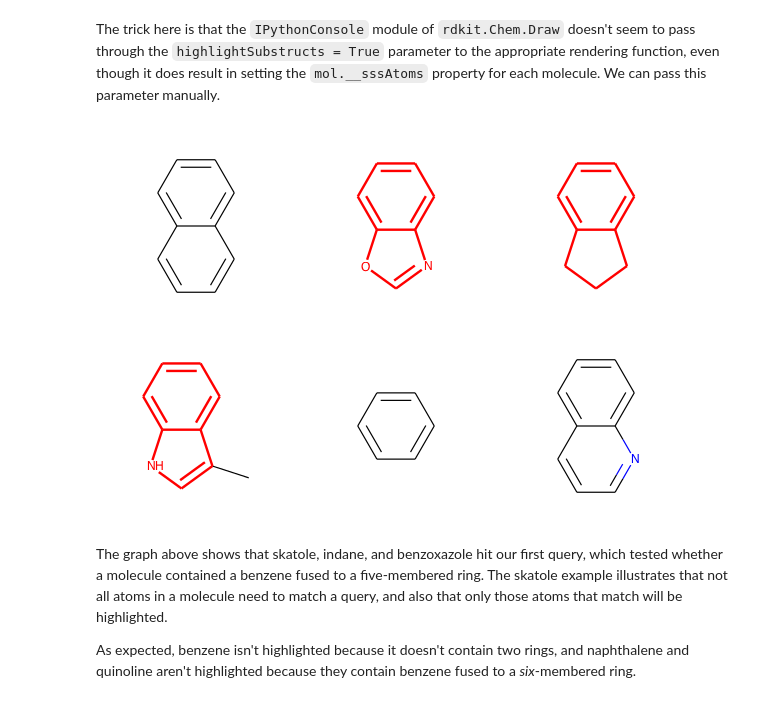
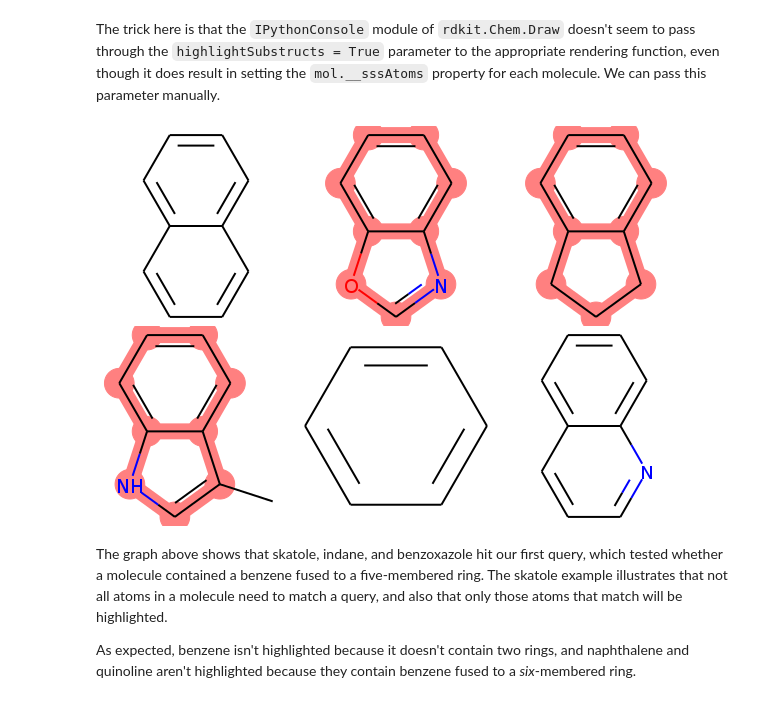
Before and after one commit to rdkit/rdkit-tutorials, a Jupyter notebook: notebooks/002_SMARTS_SubstructureMatching.ipynb, the cells around one changed output. Drawn from its saved outputs; the diff is of its cells as text; code cells hidden in the pictures.

```diff
--- a/notebooks/002_SMARTS_SubstructureMatching.ipynb
+++ b/notebooks/002_SMARTS_SubstructureMatching.ipynb
@@ -113,13 +114,13 @@ Our matching to our first query is done, and now all we have to do is draw the r
 # %% [markdown]
 The trick here is that the `IPythonConsole` module of `rdkit.Chem.Draw` doesn't seem to pass through the `highlightSubstructs = True` parameter to the appropriate rendering function, even though it does result in setting the `mol.__sssAtoms` property for each molecule.  We can pass this parameter manually.
 # %%
-highlight_lists = [mol.__sssAtoms for mol in my_molecules]
+highlight_lists = [mol.GetSubstructMatch(benzo_five) for mol in my_molecules]
 Draw.MolsToGridImage(my_molecules,
                      highlightAtomLists = highlight_lists,
                      useSVG=False
                     )
 # %% [output]
-[figure, old version]
+[figure, new version]
 # %% [markdown]
 The graph above shows that skatole, indane, and benzoxazole hit our first query, which tested whether a molecule contained a benzene fused to a five-membered ring.  The skatole example illustrates that not all atoms in a molecule need to match a query, and also that only those atoms that match will be highlighted.
 
```
Also changed, not shown: parts of 4 cells of this notebook.
